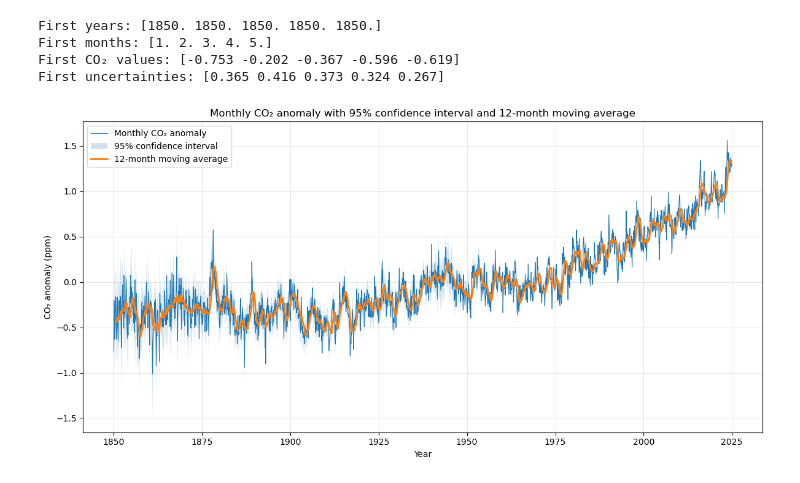
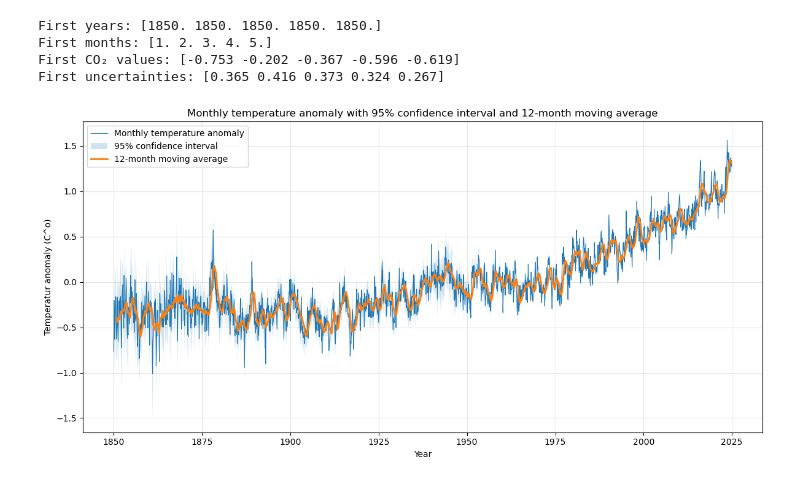
Before and after one commit to bingbongbangbom/FY3201-oevinger, a Jupyter notebook: Miniproject-1/part_1.ipynb, the cells around one changed output. Saved outputs shown, nothing was run; the diff lists cells and outputs as text; code cells hidden in the pictures.

Commit message:
endret til temperatur

```diff
--- a/Miniproject-1/part_1.ipynb
+++ b/Miniproject-1/part_1.ipynb
@@ -73,39 +73,39 @@ plt.plot(
     time,
     anomaly,
     linewidth=0.8,
-    label="Monthly CO₂ anomaly"
+    label="Monthly temperature anomaly"
 )
 
 # 95% confidence interval
 plt.fill_between(
     time,
     lower,
     upper,
     alpha=0.2,
     label="95% confidence interval"
 )
 
 # 12-month moving average
 plt.plot(
     moving_time,
     moving_average,
     linewidth=2,
     label="12-month moving average"
 )
 
 # Labels
 plt.xlabel("Year")
-plt.ylabel("CO₂ anomaly (ppm)")
+plt.ylabel("Temperatur anomaly (C^o)")
 
 plt.title(
-    "Monthly CO₂ anomaly with 95% confidence interval "
+    "Monthly temperature anomaly with 95% confidence interval "
     "and 12-month moving average"
 )
 
 plt.grid(True, alpha=0.3)
 plt.legend()
 
 plt.tight_layout()
 plt.show()
 # %% [output]
-[figure, old version]
+[figure, new version]
```
